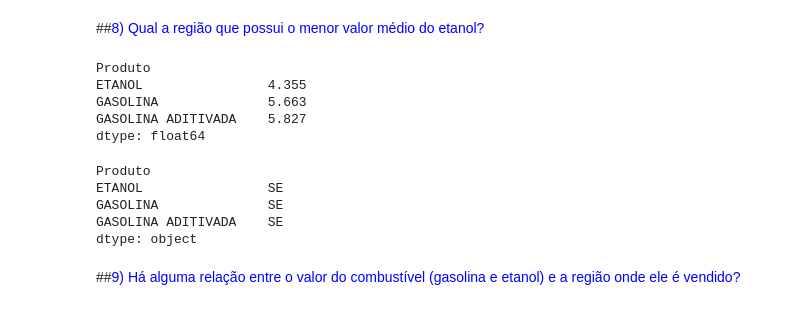
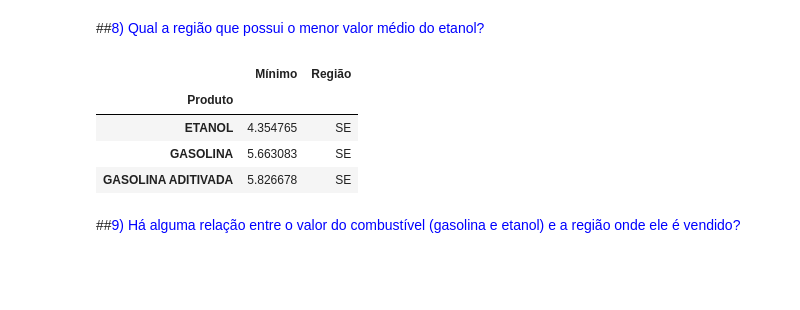
Before and after one commit to JulianoMata/Projeto_Final_Mod04_Resilia, a Jupyter notebook: Análise.ipynb, the cells around one changed output. Drawn from its saved outputs; the diff is of its cells as text; code cells hidden in the pictures; blank space fills up the shorter version.

```diff
--- a/Análise.ipynb
+++ b/Análise.ipynb
@@ -239,18 +234,13 @@ dtype: object
 # %% [markdown]
 ##<font color='blue'>8) Qual a região que possui o menor valor médio do etanol?</font>
-# %%
-display(media_valores_produto_por_regiao.min().round(3))
-display(media_valores_produto_por_regiao.idxmin())
-# %% [output]
-Produto
-ETANOL                4.355
-GASOLINA              5.663
-GASOLINA ADITIVADA    5.827
-dtype: float64
-Produto
-ETANOL                SE
-GASOLINA              SE
-GASOLINA ADITIVADA    SE
-dtype: object
+# %%
+colunas = {'min': "Mínimo", 'idxmin': "Região"}
+media_valores_produto_por_regiao.agg(colunas.keys()).T.rename(columns=colunas)
+# %% [output]
+|  | Mínimo | Região |
+| Produto |  |  |
+| ETANOL | 4.354765 | SE |
+| GASOLINA | 5.663083 | SE |
+| GASOLINA ADITIVADA | 5.826678 | SE |
 # %% [markdown]
 ##<font color='blue'>9) Há alguma relação entre o valor do combustível (gasolina e etanol) e a região onde ele é vendido?</font>
```
Also changed, not shown: parts of 10 cells of this notebook, 1 other file.
